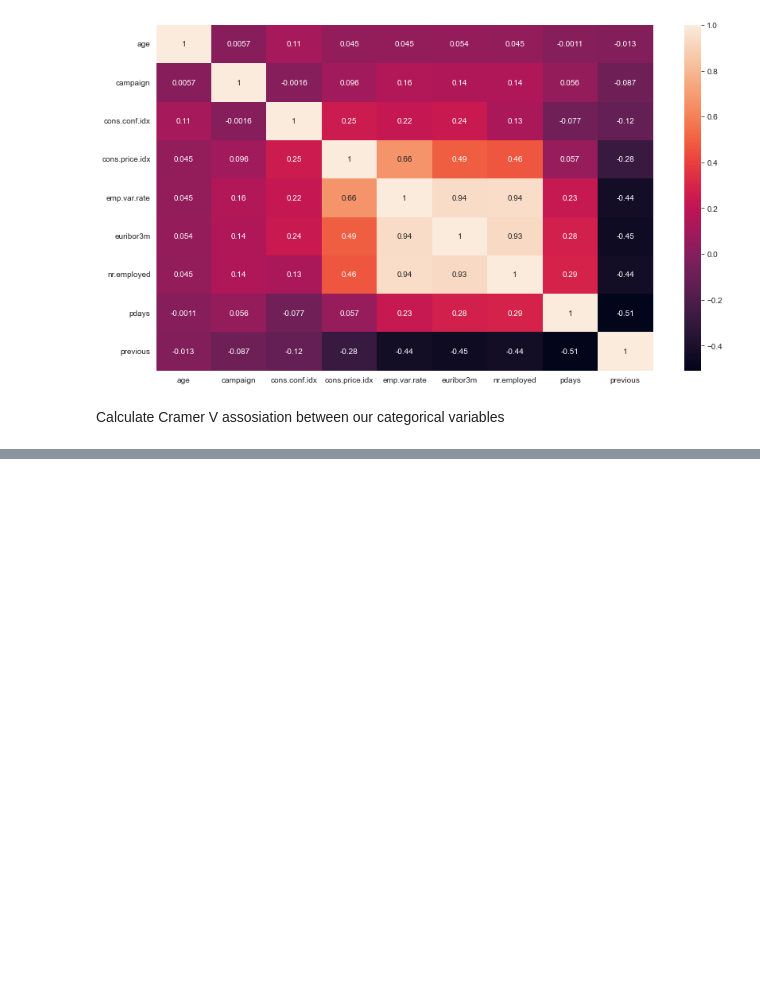
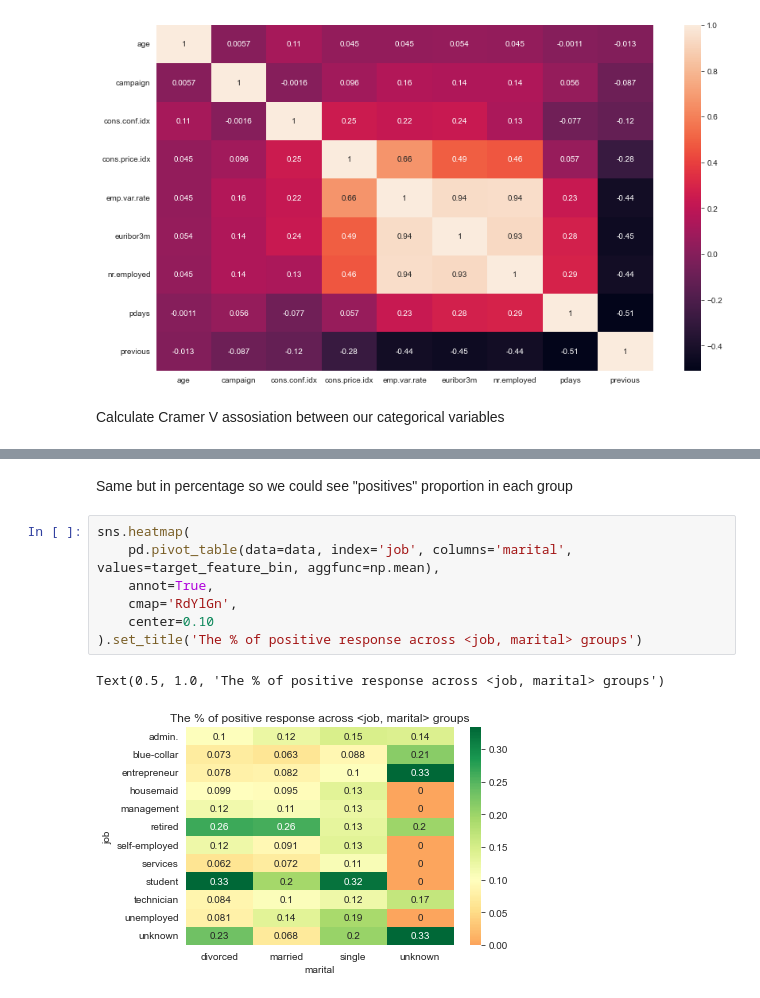
Before and after one commit to sivikt/dstrials, a Jupyter notebook: DSMP#1/2_eda/homework.ipynb, the cells around one changed output, grey strips where cells are left out. Saved outputs shown, nothing was run; the diff lists cells and outputs as text; blank space fills up the shorter version.

```diff
--- a/DSMP#1/2_eda/homework.ipynb
+++ b/DSMP#1/2_eda/homework.ipynb
@@ -396,0 +446,12 @@ sns.heatmap(cramers_v_rels, annot=True, xticklabels=all_cats_features, yticklabe
+# %% [markdown]
+Same but in percentage so we could see "positives" proportion in each group
+# %%
+sns.heatmap(
+    pd.pivot_table(data=data, index='job', columns='marital', values=target_feature_bin, aggfunc=np.mean),
+    annot=True,
+    cmap='RdYlGn',
+    center=0.10
+).set_title('The % of positive response across <job, marital> groups')
+# %% [output]
+Text(0.5, 1.0, 'The % of positive response across <job, marital> groups')
+[figure, added]
```
Also changed, not shown: parts of 19 cells of this notebook, 2 other files.
